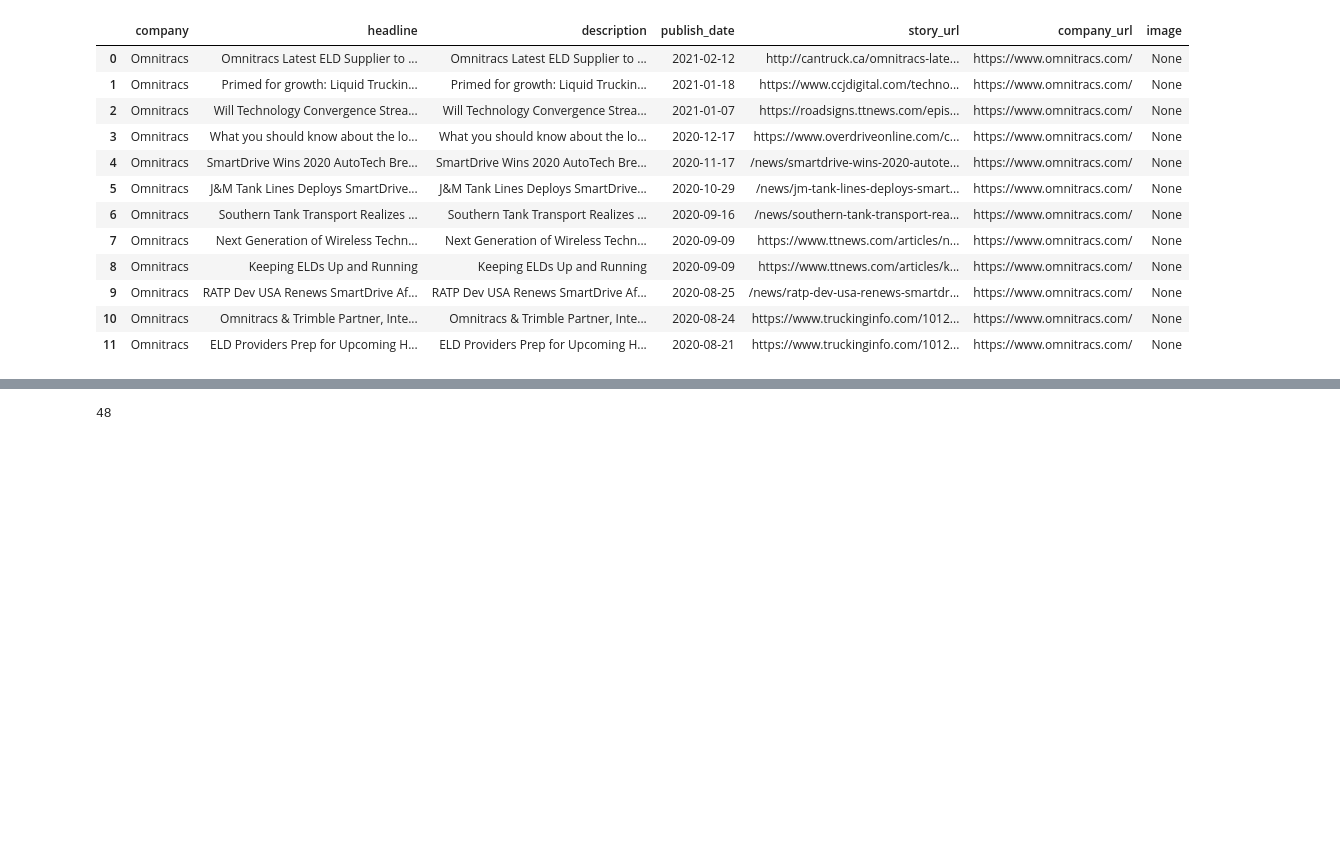
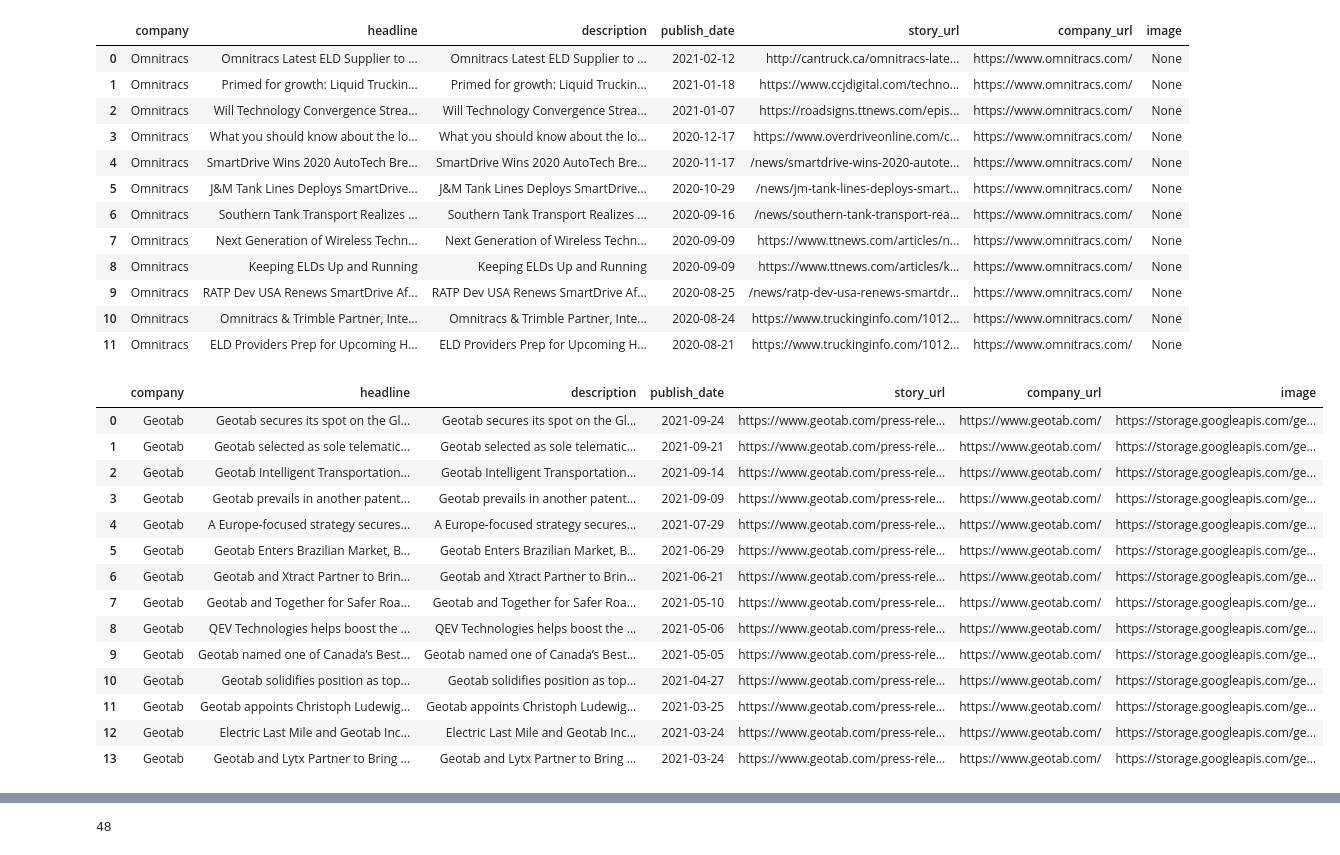
Before and after one commit to mgillespie19/mavenNewsletter, a Jupyter notebook: newsletter_scraper/newsletter_scraper.ipynb, the cells around one changed output, grey strips where cells are left out. Saved outputs shown, nothing was run; the diff lists cells and outputs as text; code cells hidden in the pictures; blank space fills up the shorter version.

Commit message:
Added geotab

```diff
--- a/newsletter_scraper/newsletter_scraper.ipynb
+++ b/newsletter_scraper/newsletter_scraper.ipynb
@@ -42,6 +42,8 @@ samsara_news_content = get_content('https://www.samsara.com/company/news')
 platform_science_news_content = get_content('https://www.platformscience.com/in-the-news')
 # %%
 omnitracs_news_content = get_content('https://www.omnitracs.com/company/news')
+# %%
+geotab_news_content = get_content('https://www.geotab.com/press-room/')
 # %%
 def get_ttnews(content):
     soup = BeautifulSoup(content, "html.parser")
@@ -267,6 +269,70 @@ omnitracs_news
 | 9 | Omnitracs | RATP Dev USA Renews SmartDrive Af... | RATP Dev USA Renews SmartDrive Af... | 2020-08-25 | /news/ratp-dev-usa-renews-smartdr... | https://www.omnitracs.com/ | None |
 | 10 | Omnitracs | Omnitracs & Trimble Partner, Inte... | Omnitracs & Trimble Partner, Inte... | 2020-08-24 | https://www.truckinginfo.com/1012... | https://www.omnitracs.com/ | None |
 | 11 | Omnitracs | ELD Providers Prep for Upcoming H... | ELD Providers Prep for Upcoming H... | 2020-08-21 | https://www.truckinginfo.com/1012... | https://www.omnitracs.com/ | None |
+# %%
+def get_geotab_news(content):
+    soup = BeautifulSoup(content, "html.parser")
+
+    companies = []
+    description = []
+    publish_date = []
+    company_urls = []
+    stories = []
+    titles = []
+    images = []
+
+    articles = soup.find_all(class_='MuiGrid-item')
+    # print(articles)
+    for article in articles:
+        title = article.find(class_='MuiTypography-subtitle1')
+        link = article.find('a')
+        # print(title)
+        date = article.find(class_='MuiTypography-body2')
+        # print(date)
+        text =  article.find(class_='MuiTypography-subtitle1')
+        # print(text)
+        image = article.find('img')
+
+        if (link != None and date != None and title != None and text != None):
+            parsed_date = dateparser.parse(date.get_text())
+            companies.append('Geotab')
+            description.append(text.get_text().strip())
+            publish_date.append(parsed_date.date())
+            stories.append('https://www.geotab.com' + link.get('href'))
+            titles.append(title.getText().strip())
+
+            if (image.get('src')):
+                images.append(image.get('src'))
+            elif (image.get('data-src')):
+                images.append(image.get('data-src'))
+            else:
+                images.append(None)
+                print(article)
+
+            company_urls.append('https://www.geotab.com/')
+
+    dataframe = pd.DataFrame({'company':companies, 'headline':titles, 'description':description, 'publish_date':publish_date, 'story_url':stories, 'company_url':company_urls, 'image':images})
+    return dataframe
+
+geotab_news = get_geotab_news(geotab_news_content)
+
+geotab_news
+# %% [output]
+|  | company | headline | description | publish_date | story_url | company_url | image |
+| 0 | Geotab | Geotab secures its spot on the Gl... | Geotab secures its spot on the Gl... | 2021-09-24 | https://www.geotab.com/press-rele... | https://www.geotab.com/ | https://storage.googleapis.com/ge... |
+| 1 | Geotab | Geotab selected as sole telematic... | Geotab selected as sole telematic... | 2021-09-21 | https://www.geotab.com/press-rele... | https://www.geotab.com/ | https://storage.googleapis.com/ge... |
+| 2 | Geotab | Geotab Intelligent Transportation... | Geotab Intelligent Transportation... | 2021-09-14 | https://www.geotab.com/press-rele... | https://www.geotab.com/ | https://storage.googleapis.com/ge... |
+| 3 | Geotab | Geotab prevails in another patent... | Geotab prevails in another patent... | 2021-09-09 | https://www.geotab.com/press-rele... | https://www.geotab.com/ | https://storage.googleapis.com/ge... |
+| 4 | Geotab | A Europe-focused strategy secures... | A Europe-focused strategy secures... | 2021-07-29 | https://www.geotab.com/press-rele... | https://www.geotab.com/ | https://storage.googleapis.com/ge... |
+| 5 | Geotab | Geotab Enters Brazilian Market, B... | Geotab Enters Brazilian Market, B... | 2021-06-29 | https://www.geotab.com/press-rele... | https://www.geotab.com/ | https://storage.googleapis.com/ge... |
+| 6 | Geotab | Geotab and Xtract Partner to Brin... | Geotab and Xtract Partner to Brin... | 2021-06-21 | https://www.geotab.com/press-rele... | https://www.geotab.com/ | https://storage.googleapis.com/ge... |
+| 7 | Geotab | Geotab and Together for Safer Roa... | Geotab and Together for Safer Roa... | 2021-05-10 | https://www.geotab.com/press-rele... | https://www.geotab.com/ | https://storage.googleapis.com/ge... |
+| 8 | Geotab | QEV Technologies helps boost the ... | QEV Technologies helps boost the ... | 2021-05-06 | https://www.geotab.com/press-rele... | https://www.geotab.com/ | https://storage.googleapis.com/ge... |
+| 9 | Geotab | Geotab named one of Canada’s Best... | Geotab named one of Canada’s Best... | 2021-05-05 | https://www.geotab.com/press-rele... | https://www.geotab.com/ | https://storage.googleapis.com/ge... |
+| 10 | Geotab | Geotab solidifies position as top... | Geotab solidifies position as top... | 2021-04-27 | https://www.geotab.com/press-rele... | https://www.geotab.com/ | https://storage.googleapis.com/ge... |
+| 11 | Geotab | Geotab appoints Christoph Ludewig... | Geotab appoints Christoph Ludewig... | 2021-03-25 | https://www.geotab.com/press-rele... | https://www.geotab.com/ | https://storage.googleapis.com/ge... |
+| 12 | Geotab | Electric Last Mile and Geotab Inc... | Electric Last Mile and Geotab Inc... | 2021-03-24 | https://www.geotab.com/press-rele... | https://www.geotab.com/ | https://storage.googleapis.com/ge... |
+| 13 | Geotab | Geotab and Lytx Partner to Bring ... | Geotab and Lytx Partner to Bring ... | 2021-03-24 | https://www.geotab.com/press-rele... | https://www.geotab.com/ | https://storage.googleapis.com/ge... |
 # %%
 def get_freightWaves(content):
     soup = BeautifulSoup(content, "html.parser")
```
Also changed, not shown: parts of 1 cell of this notebook, 1 other file.
